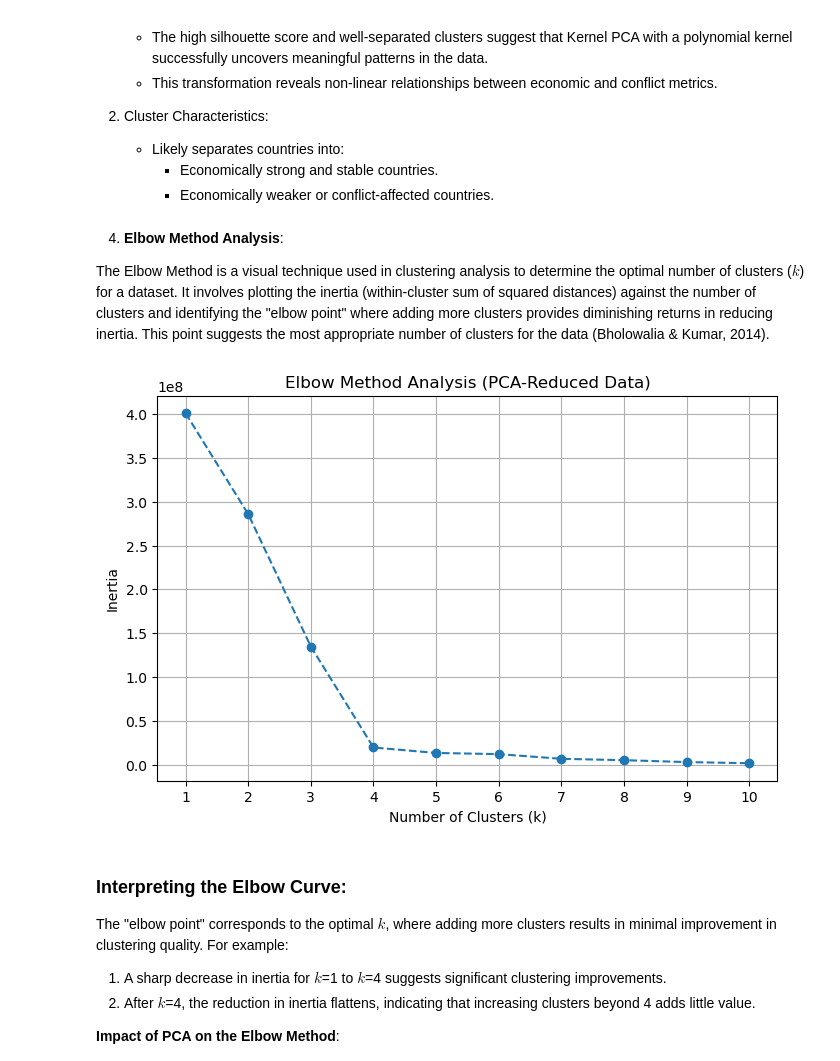
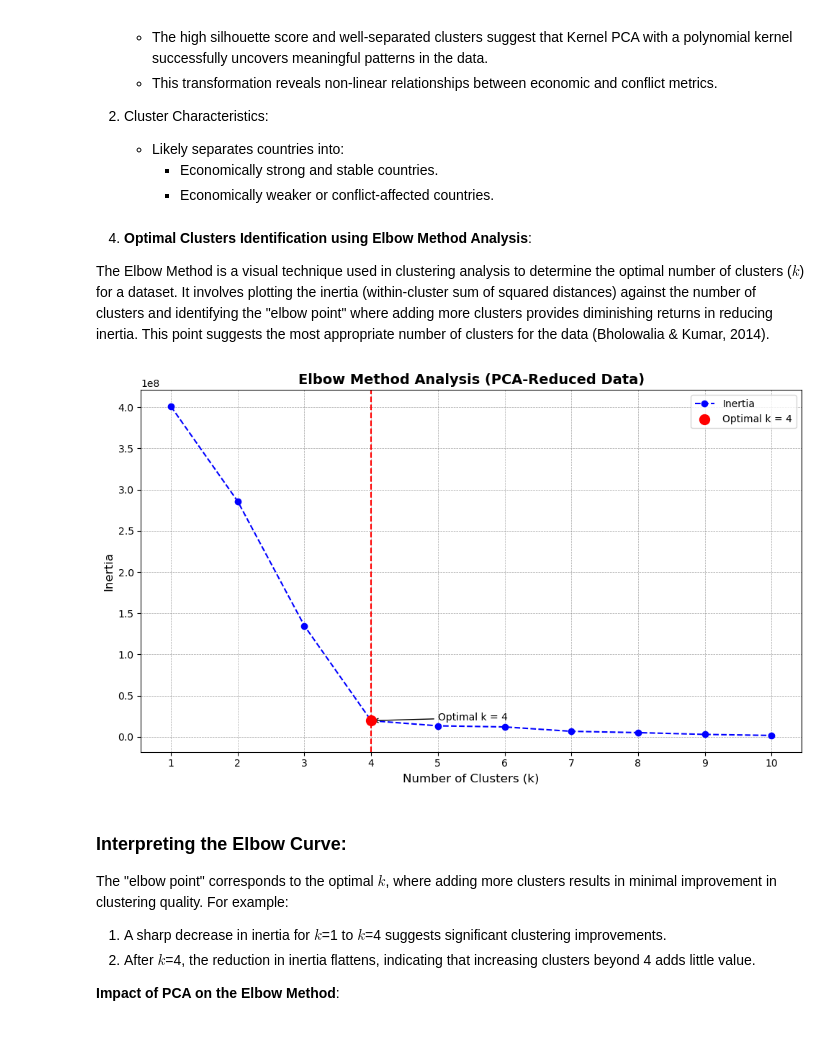
Before and after one commit to swapnilprakashpatil/aai501_6proj, a Jupyter notebook: Notebooks/Clustering Analysis.ipynb, the cells around one changed output. Saved outputs shown, nothing was run; the diff lists cells and outputs as text; code cells hidden in the pictures; blank space fills up the shorter version.

Commit message:
updated cluster analysis

```diff
--- a/Notebooks/Clustering Analysis.ipynb
+++ b/Notebooks/Clustering Analysis.ipynb
@@ -420,30 +424,47 @@ Silhouette Score with Polynomial Kernel PCA: 0.9887
         - Economically strong and stable countries.
         - Economically weaker or conflict-affected countries.
 # %% [markdown]
-4. **Elbow Method Analysis**:
+4. **Optimal Clusters Identification using Elbow Method Analysis**:
 
 The Elbow Method is a visual technique used in clustering analysis to determine the optimal number of clusters ($k$) for a dataset. It involves plotting the inertia (within-cluster sum of squared distances) against the number of clusters and identifying the "elbow point" where adding more clusters provides diminishing returns in reducing inertia. This point suggests the most appropriate number of clusters for the data (Bholowalia & Kumar, 2014).
 # %%
 # Elbow method to determine the optimal number of clusters using reduced data
 inertia_reduced = []
 range_n_clusters = range(1, 11)
 
 for k in range_n_clusters:
     kmeans = KMeans(n_clusters=k, random_state=42)
     kmeans.fit(reduced_data)
     inertia_reduced.append(kmeans.inertia_)
 
+# Find the elbow point
+knee_locator = KneeLocator(range_n_clusters, inertia_reduced, curve="convex", direction="decreasing")
+optimal_k = knee_locator.knee
+
 # Plotting the Elbow curve
-plt.figure(figsize=(8, 5))
-plt.plot(range_n_clusters, inertia_reduced, marker='o', linestyle='--')
-plt.title('Elbow Method Analysis (PCA-Reduced Data)')
-plt.xlabel('Number of Clusters (k)')
-plt.ylabel('Inertia')
-plt.xticks(range_n_clusters)
-plt.grid(True)
+plt.figure(figsize=(10, 6))
+plt.plot(range_n_clusters, inertia_reduced, marker='o', linestyle='--', color='blue', label='Inertia')
+plt.title('Elbow Method Analysis (PCA-Reduced Data)', fontsize=14, fontweight='bold')
+plt.xlabel('Number of Clusters (k)', fontsize=12)
+plt.ylabel('Inertia', fontsize=12)
+plt.xticks(range_n_clusters, fontsize=10)
+plt.yticks(fontsize=10)
+
+# Highlight the elbow point
+plt.scatter(optimal_k, inertia_reduced[optimal_k - 1], color='red', s=100, zorder=5, label=f'Optimal k = {optimal_k}')
+plt.axvline(x=optimal_k, linestyle='--', color='red')
+plt.annotate(f'Optimal k = {optimal_k}',
+             xy=(optimal_k, inertia_reduced[optimal_k - 1]),
+             xytext=(optimal_k + 1, inertia_reduced[optimal_k - 1] + 1000),
+             arrowprops=dict(facecolor='black', arrowstyle='->'),
+             fontsize=10)
+
+plt.grid(color='gray', linestyle='--', linewidth=0.5, alpha=0.7)
+plt.legend(fontsize=10)
+plt.tight_layout()
 plt.show()
 # %% [output]
-[figure, old version]
+[figure, new version]
 # %% [markdown]
 ### Interpreting the Elbow Curve:
 The "elbow point" corresponds to the optimal $k$, where adding more clusters results in minimal improvement in clustering quality.
```
Also changed, not shown: parts of 5 cells of this notebook, 3 other files.
